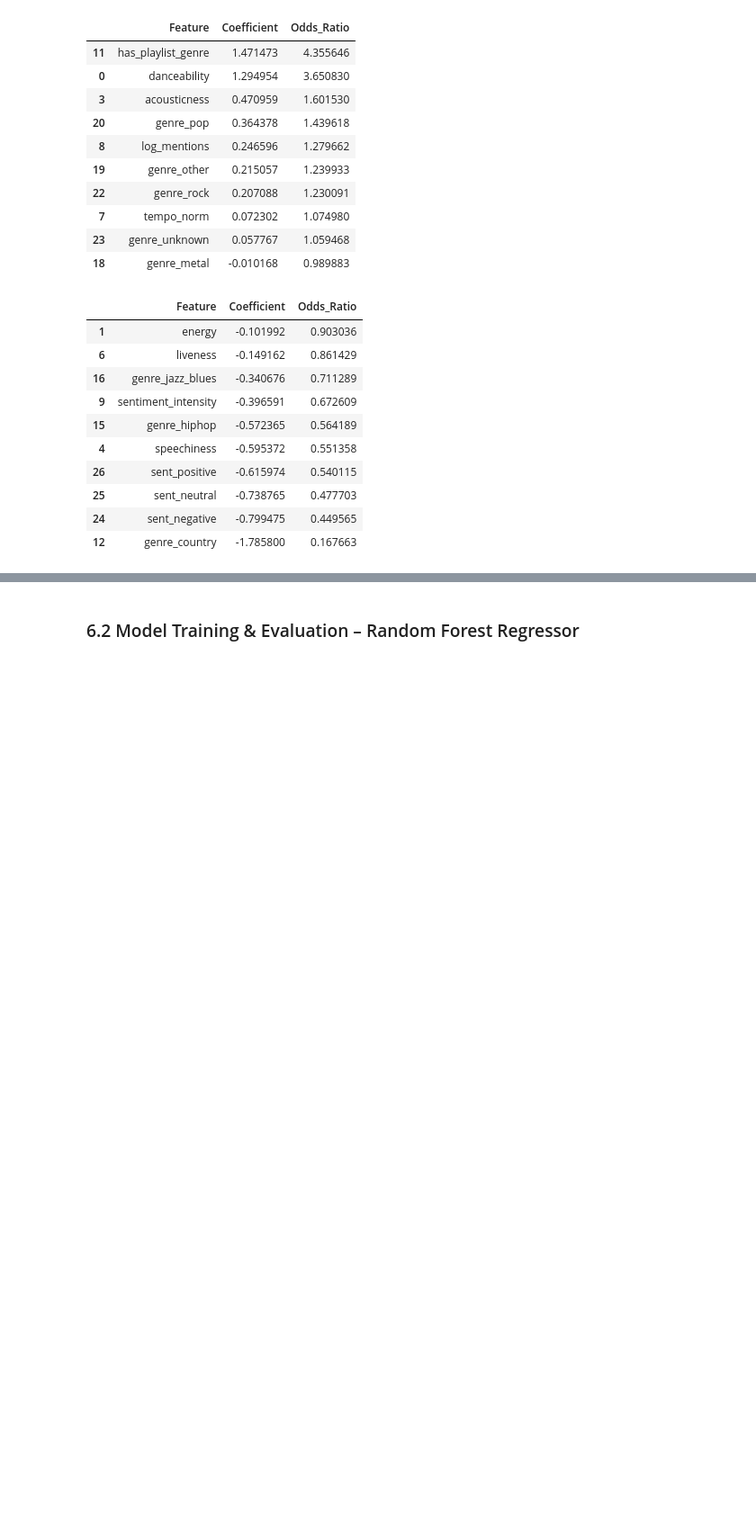
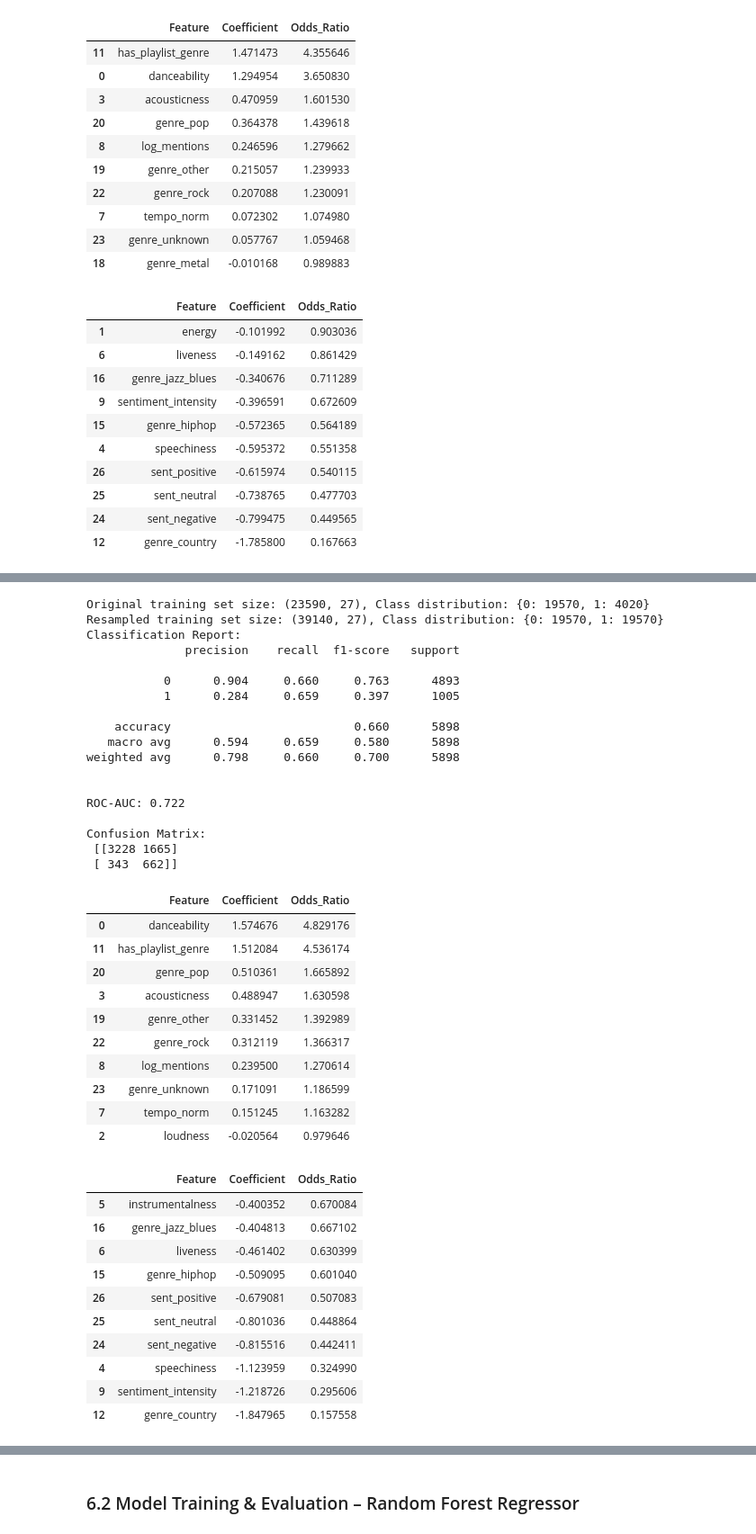
Before and after one commit to priyadarshanparida/media-success-prediction, a Jupyter notebook: code/media_success_prediction.ipynb, the cells around one changed output, grey strips where cells are left out. Shown at 90% size. Drawn from its saved outputs; the diff is of its cells as text; code cells hidden in the pictures; blank space fills up the shorter version.

Commit message:
feat: class imbalance handling, feature scaling, and regularization for logistic regression baseline model

```diff
--- a/code/media_success_prediction.ipynb
+++ b/code/media_success_prediction.ipynb
@@ -1396,0 +1402,79 @@ Confusion Matrix:
+# %%
+# STEP 1: Apply SMOTE to handle class imbalance before training Logistic Regression
+
+# 1A. Initialize and apply SMOTE
+smote = SMOTE(random_state=4, k_neighbors=3)
+adasyn = ADASYN(random_state=42)
+smote_enn = SMOTEENN(random_state=42)
+X_train_res, y_train_res = smote.fit_resample(X_train_lin_cls, y_train_cls)
+
+print(f"Original training set size: {X_train_lin_cls.shape}, Class distribution: {y_train_cls.value_counts().to_dict()}")
+print(f"Resampled training set size: {X_train_res.shape}, Class distribution: {y_train_res.value_counts().to_dict()}")
+
+# 1B. Train Logistic Regression on resampled data
+log_reg_smote = LogisticRegression(max_iter=1000, random_state=42)  # remove class_weight='balanced'
+log_reg_smote.fit(X_train_res, y_train_res)
+
+# 1C. Predictions on the original (unbalanced) test set
+y_pred_lr = log_reg_smote.predict(X_test_lin_cls)
+y_prob_lr = log_reg_smote.predict_proba(X_test_lin_cls)[:, 1]
+
+# 1D. Evaluation
+print("Classification Report:")
+print(classification_report(y_test_cls, y_pred_lr, digits=3))
+print("\nROC-AUC:", round(roc_auc_score(y_test_cls, y_prob_lr), 3))
+print("\nConfusion Matrix:\n", confusion_matrix(y_test_cls, y_pred_lr))
+
+# 1E. Coefficients & Odds Ratios
+coef_df = pd.DataFrame({
+    "Feature": X_train_lin_cls.columns,
+    "Coefficient": log_reg_smote.coef_[0],
+})
+coef_df["Odds_Ratio"] = np.exp(coef_df["Coefficient"])
+coef_df = coef_df.sort_values(by="Coefficient", ascending=False)
+
+# View top 10 positive and negative drivers
+top_pos = coef_df.head(10)
+top_neg = coef_df.tail(10)
+display(top_pos, top_neg)
+# %% [output]
+Original training set size: (23590, 27), Class distribution: {0: 19570, 1: 4020}
+Resampled training set size: (39140, 27), Class distribution: {0: 19570, 1: 19570}
+Classification Report:
+              precision    recall  f1-score   support
+
+           0      0.904     0.660     0.763      4893
+           1      0.284     0.659     0.397      1005
+
+    accuracy                          0.660      5898
+   macro avg      0.594     0.659     0.580      5898
+weighted avg      0.798     0.660     0.700      5898
+
+
+ROC-AUC: 0.722
+
+Confusion Matrix:
+ [[3228 1665]
+ [ 343  662]]
+|  | Feature | Coefficient | Odds_Ratio |
+| 0 | danceability | 1.574676 | 4.829176 |
+| 11 | has_playlist_genre | 1.512084 | 4.536174 |
+| 20 | genre_pop | 0.510361 | 1.665892 |
+| 3 | acousticness | 0.488947 | 1.630598 |
+| 19 | genre_other | 0.331452 | 1.392989 |
+| 22 | genre_rock | 0.312119 | 1.366317 |
+| 8 | log_mentions | 0.239500 | 1.270614 |
+| 23 | genre_unknown | 0.171091 | 1.186599 |
+| 7 | tempo_norm | 0.151245 | 1.163282 |
+| 2 | loudness | -0.020564 | 0.979646 |
+|  | Feature | Coefficient | Odds_Ratio |
+| 5 | instrumentalness | -0.400352 | 0.670084 |
+| 16 | genre_jazz_blues | -0.404813 | 0.667102 |
+| 6 | liveness | -0.461402 | 0.630399 |
+| 15 | genre_hiphop | -0.509095 | 0.601040 |
+| 26 | sent_positive | -0.679081 | 0.507083 |
+| 25 | sent_neutral | -0.801036 | 0.448864 |
+| 24 | sent_negative | -0.815516 | 0.442411 |
+| 4 | speechiness | -1.123959 | 0.324990 |
+| 9 | sentiment_intensity | -1.218726 | 0.295606 |
+| 12 | genre_country | -1.847965 | 0.157558 |
```
Also changed, not shown: parts of 6 cells of this notebook, 2 other files.
